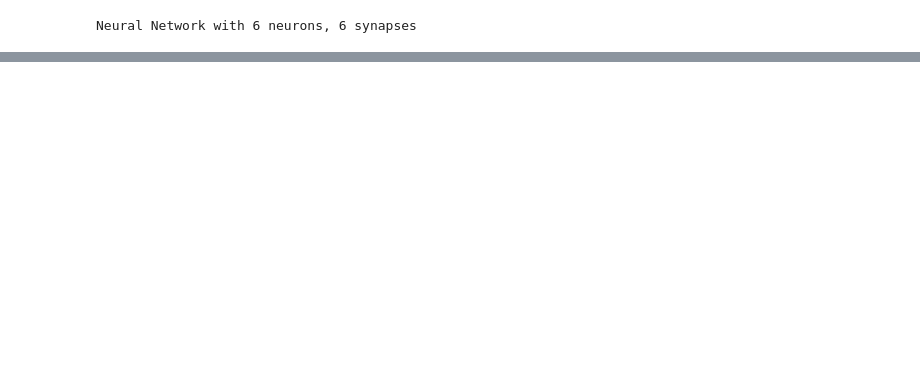
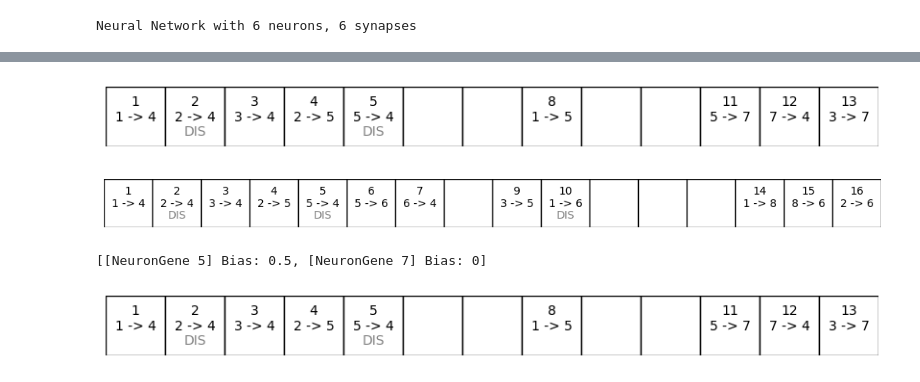
Before and after one commit to soh09/2048_NEAT, a Jupyter notebook: neural_net/test.ipynb, the cells around one changed output, grey strips where cells are left out. Cells and saved outputs as stored; diff of their text form; code cells hidden in the pictures; blank space fills up the shorter version.

```diff
--- a/neural_net/test.ipynb
+++ b/neural_net/test.ipynb
@@ -47,21 +47,21 @@ net1
 # %% [output]
 Neural Network with 6 neurons, 6 synapses
 # %%
-a = nn_old.NeuronGene(1, 0.5)
-b = nn_old.NeuronGene(2, 0.5)
-c = nn_old.NeuronGene(3, 0.5)
-d = nn_old.NeuronGene(4, 0.5)
-e = nn_old.NeuronGene(5, 0.5)
+a = nn.NeuronGene(1, 0.5)
+b = nn.NeuronGene(2, 0.5)
+c = nn.NeuronGene(3, 0.5)
+d = nn.NeuronGene(4, 0.5)
+e = nn.NeuronGene(5, 0.5)
 
-s1 = nn_old.SynapseGene(1, a, d, 0.5, True)
-s2 = nn_old.SynapseGene(2, b, d, 0.5, False)
-s3 = nn_old.SynapseGene(3, c, d, 0.5, True)
-s4 = nn_old.SynapseGene(4, b, e, 0.5, True)
-s5 = nn_old.SynapseGene(5, e, d, 0.5, True)
-s8 = nn_old.SynapseGene(8, a, e, 0.5, True)
+s1 = nn.SynapseGene(1, a, d, 0.5, True)
+s2 = nn.SynapseGene(2, b, d, 0.5, False)
+s3 = nn.SynapseGene(3, c, d, 0.5, True)
+s4 = nn.SynapseGene(4, b, e, 0.5, True)
+s5 = nn.SynapseGene(5, e, d, 0.5, True)
+s8 = nn.SynapseGene(8, a, e, 0.5, True)
 
-p1_g = nn_old.NetworkGenome([a, b, c], [d], [e], [s1, s2, s3, s4, s5, s8])
-p1 = nn_old.Network(p1_g)
+p1_g = nn.NetworkGenome([a, b, c], [d], [e], [s1, s2, s3, s4, s5, s8])
+p1 = nn.Network(p1_g)
 print(p1)
 # visualize_net(p1, 'BT')
 visualize_genome(p1_g, 'LR')
@@ -123,0 +120,18 @@ child.top_sort(child.all_neuron_genes)
+# %%
+display_gene(p1_g.synapse_gene)
+# %% [output]
+[figure, added]
+# %%
+display_gene(p2_g.synapse_gene)
+# %% [output]
+[figure, added]
+# %%
+p1_g.fitness, p2_g.fitness = 1, 0
+
+f_1 = nn.NetworkGenome.from_crossover(p1_g, p2_g)
+# %% [output]
+[[NeuronGene 5] Bias: 0.5, [NeuronGene 7] Bias: 0]
+# %%
+display_gene(f_1.synapse_gene)
+# %% [output]
+[figure, added]
```
Also changed, not shown: parts of 15 cells of this notebook, 6 other files.
